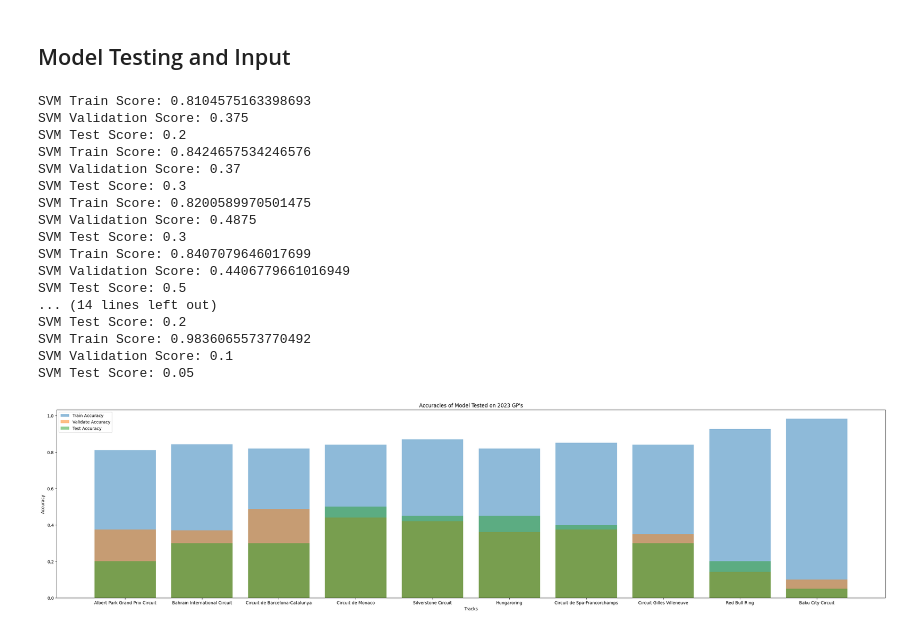
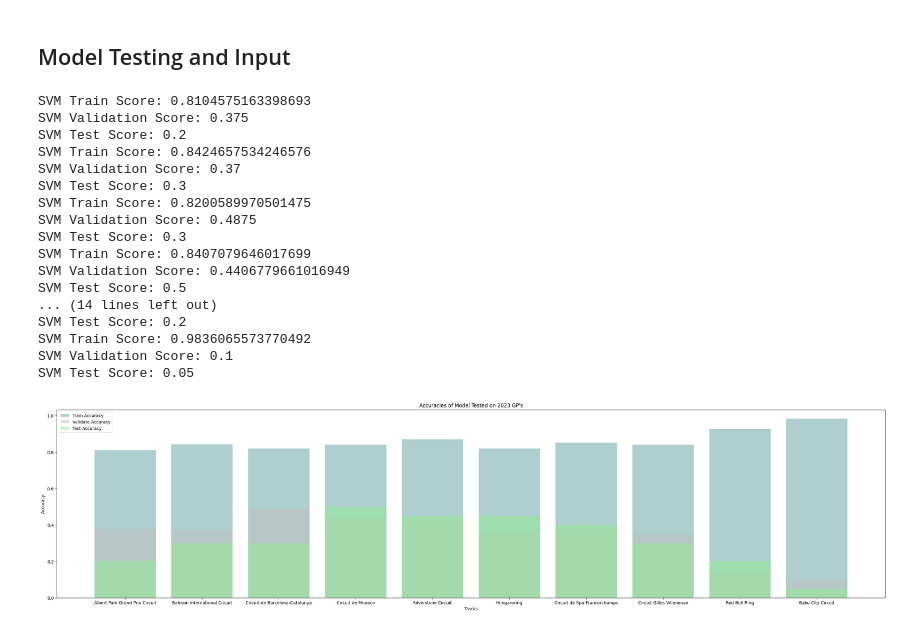
Before and after one commit to ymoola/MIE368-F1, a Jupyter notebook: f1_predict_exact_pos.ipynb, the cells around one changed output. Saved outputs shown, nothing was run; the diff lists cells and outputs as text; code cells hidden in the pictures.

```diff
--- a/f1_predict_exact_pos.ipynb
+++ b/f1_predict_exact_pos.ipynb
@@ -212,34 +212,34 @@ for track in tracks:
     train_score, val_score, test_score = model(track, 'SVM')
     train_scores.append(train_score)
     val_scores.append(val_score)
     test_scores.append(test_score)
 
 # Plot accuracies
 plt.figure(figsize=(35, 8))
-plt.bar([track for track in tracks], train_scores, alpha=0.5, label='Train Accuracy')
-plt.bar([track for track in tracks], val_scores, alpha=0.5, label='Validate Accuracy')
-plt.bar([track for track in tracks], test_scores, alpha=0.5, label='Test Accuracy')
+plt.bar([track for track in tracks], train_scores, alpha=0.5, label='Train Accuracy', color = 'cadetblue')
+plt.bar([track for track in tracks], val_scores, alpha=0.5, label='Validate Accuracy', color = 'silver')
+plt.bar([track for track in tracks], test_scores, alpha=0.5, label='Test Accuracy', color = 'lightgreen')
 plt.xlabel('Tracks')
 plt.ylabel('Accuracy')
 plt.title("Accuracies of Model Tested on 2023 GP's")
 plt.legend(loc='best')
 plt.show()
 # %% [output]
 SVM Train Score: 0.8104575163398693
 SVM Validation Score: 0.375
 SVM Test Score: 0.2
 SVM Train Score: 0.8424657534246576
 SVM Validation Score: 0.37
 SVM Test Score: 0.3
 SVM Train Score: 0.8200589970501475
 SVM Validation Score: 0.4875
 SVM Test Score: 0.3
 SVM Train Score: 0.8407079646017699
 SVM Validation Score: 0.4406779661016949
 SVM Test Score: 0.5
 ... (14 lines left out)
 SVM Test Score: 0.2
 SVM Train Score: 0.9836065573770492
 SVM Validation Score: 0.1
 SVM Test Score: 0.05
-[figure, old version]
+[figure, new version]
```
Also changed, not shown: 3 other files.
